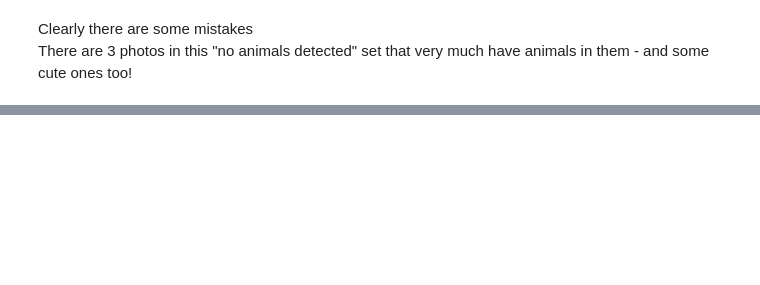
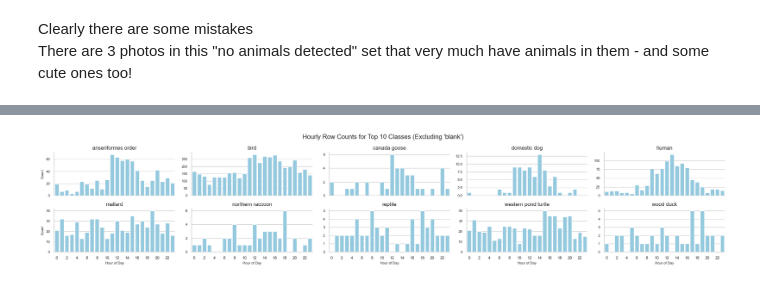
Before and after one commit to morescode-pm/urbanrivers-speciesnet-preview, a Jupyter notebook: combine_predicts.ipynb, the cells around one changed output, grey strips where cells are left out. Drawn from its saved outputs; the diff is of its cells as text; code cells hidden in the pictures; blank space fills up the shorter version.

```diff
--- a/combine_predicts.ipynb
+++ b/combine_predicts.ipynb
@@ -363,0 +621,17 @@ N coot class: 133
+# %%
+# Let's split out time info so we can segment observations
+merged_df['year'] = merged_df['timestamp'].dt.year
+merged_df['month'] = merged_df['timestamp'].dt.month
+merged_df['day'] = merged_df['timestamp'].dt.day
+merged_df['hour'] = merged_df['timestamp'].dt.hour
+merged_df['minute'] = merged_df['timestamp'].dt.minute
+merged_df['second'] = merged_df['timestamp'].dt.second
+merged_df['weekday'] = merged_df['timestamp'].dt.day_name()
+
+# also make a shorthand weekday by recoding weekdays
+weekday_map = {'Monday': 'Mon', 'Tuesday': 'Tue', 'Wednesday': 'Wed', 'Thursday': 'Thu', 'Friday': 'Fri', 'Saturday': 'Sat', 'Sunday': 'Sun'}
+
+merged_df['weekday_short'] = merged_df['weekday'].map(weekday_map)
+
+
+merged_df.head()
@@ -363,0 +646,35 @@ N coot class: 133
+# %%
+# Filter to top classes
+filtered_df = merged_df[~merged_df['simple_class'].isin(['blank', 'american coot', 'vehicle'])].copy()
+
+# top 10 classes
+top_classes = filtered_df['simple_class'].value_counts().head(10).index
+
+# Filter to top 10 classes only
+top_df = filtered_df[filtered_df['simple_class'].isin(top_classes)]
+
+# Group by class and hour
+grouped = (top_df.groupby(['simple_class', 'hour']).size().reset_index(name='count'))
+
+# Plot: one subplot per class
+sns.set(style="whitegrid")
+g = sns.FacetGrid(grouped, col='simple_class', col_wrap=5, height=2.2, aspect=2, sharey=False, sharex=True)
+
+g.map_dataframe(sns.barplot, x='hour', y='count', color='skyblue', order=range(24))
+g.set_titles(col_template="{col_name}", fontsize=8)
+g.set_axis_labels("Hour of Day", "Count", fontsize=8)
+
+# Ensure x-axis ticks are visible and readable
+for ax in g.axes.flatten():
+    ax.set_xlabel("Hour of Day", fontsize=8)
+    ax.tick_params(axis='x', labelsize=9)
+    ax.tick_params(axis='y', labelsize=8)
+    ax.set_xticks(range(0, 24, 2))
+    ax.set_xticklabels([str(h) for h in range(0, 24, 2)], rotation=0)
+
+g.tight_layout()
+plt.subplots_adjust(top=0.85)
+g.fig.suptitle("Hourly Row Counts for Top 10 Classes (Excluding 'blank')")
+plt.show()
+# %% [output]
+[figure, added]
```
Also changed, not shown: parts of 27 cells of this notebook, 1 other file.
